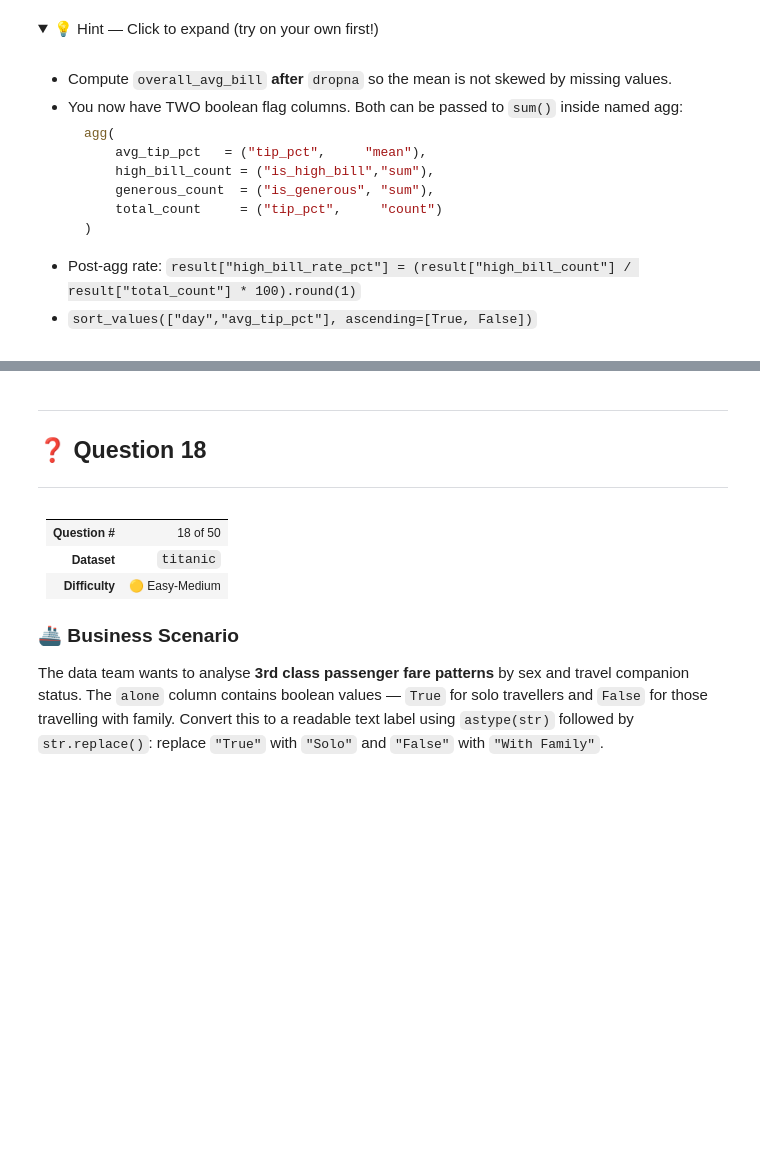
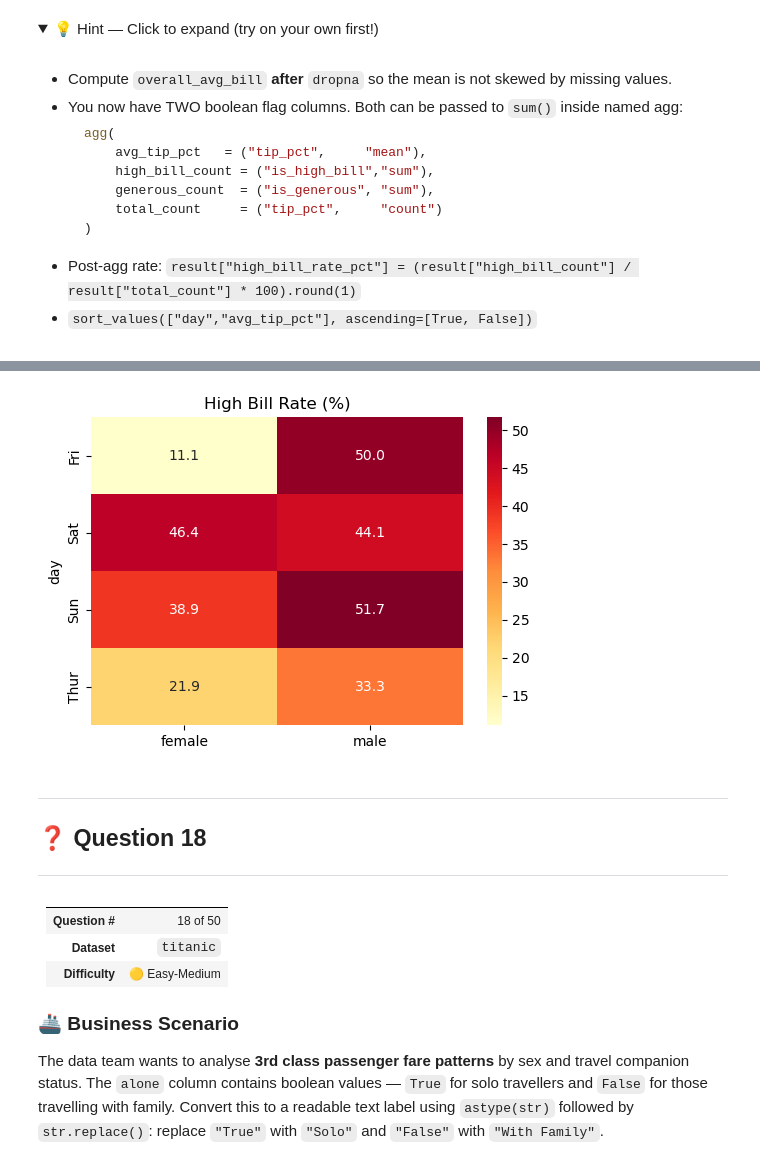
Before and after one commit to abhishekkatewaofficial-lab/Machine-Learning, a Jupyter notebook: Notes/Pandas/4. Practice/Pandas_Practice_Series_Notebook_02.ipynb, the cells around one changed output, grey strips where cells are left out. Saved outputs shown, nothing was run; the diff lists cells and outputs as text; code cells hidden in the pictures; folded sections open; blank space fills up the shorter version.

```diff
--- a/Notes/Pandas/4. Practice/Pandas_Practice_Series_Notebook_02.ipynb
+++ b/Notes/Pandas/4. Practice/Pandas_Practice_Series_Notebook_02.ipynb
@@ -2611,0 +3066,10 @@ str.strip+title  +  str.strip+lower  +  dropna (multi-col)  +  Scalar Computatio
+# %%
+pivot = tip.pivot(
+    index='day',
+    columns='sex',
+    values='high_bill_rate_pct'
+)
+
+pivot.columns.name = None
+
+display(pivot)
@@ -2612,3 +3083,17 @@ str.strip+title  +  str.strip+lower  +  dropna (multi-col)  +  Scalar Computatio
+# %%
+plt.figure(figsize=(6,4))
+
+sns.heatmap(
+    data=pivot,
+    annot=True,
+    fmt='.1f',
+    cmap='YlOrRd'
+)
+
+plt.title('High Bill Rate (%)')
+plt.show()
+# %% [output]
+[figure, added]
 # %% [markdown]
 ---
 
```
Also changed, not shown: parts of 13 cells of this notebook, 11 other files.
